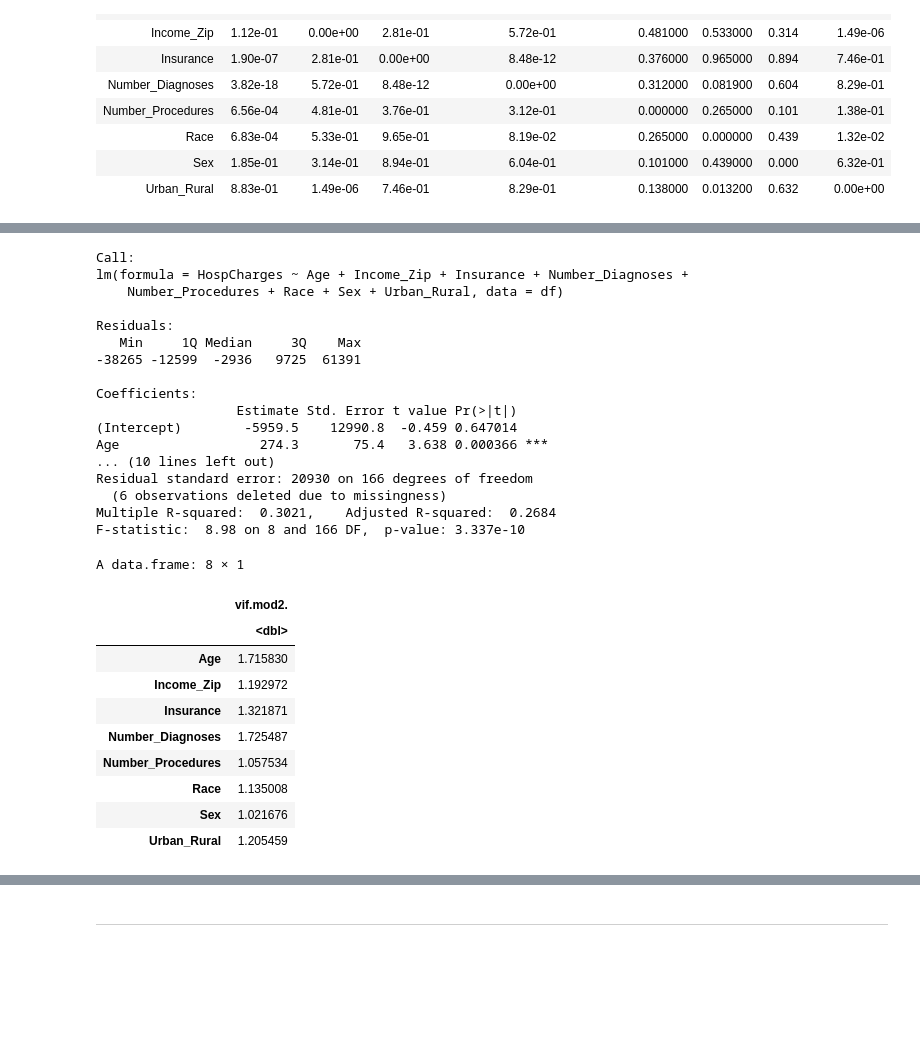
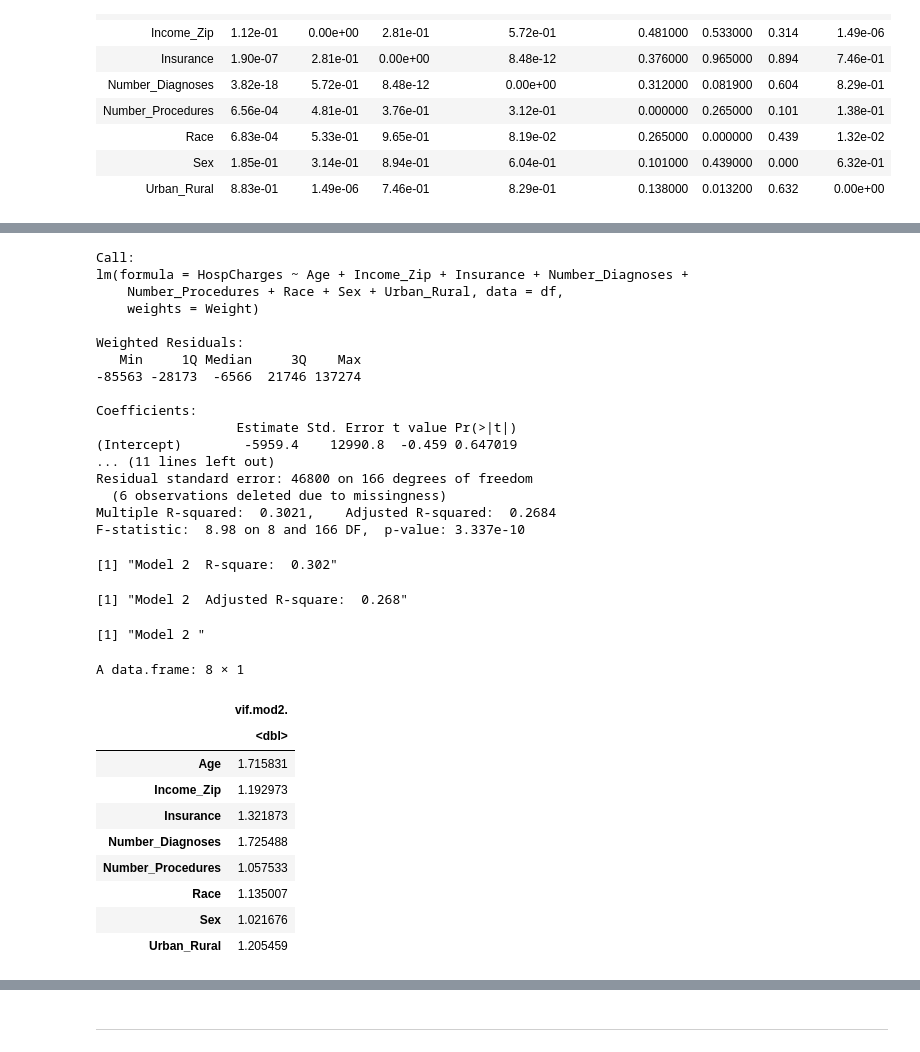
Before and after one commit to tyg3rr/HM878-Biostats, a Jupyter notebook: Problem Set 3 Assumption Violations .ipynb, the cells around one changed output, grey strips where cells are left out. Saved outputs shown, nothing was run; the diff lists cells and outputs as text; code cells hidden in the pictures; blank space fills up the shorter version.

```diff
--- a/Problem Set 3 Assumption Violations .ipynb
+++ b/Problem Set 3 Assumption Violations .ipynb
@@ -150,5 +173,6 @@ copy.data <- df
 # %%
-df <- df[df$HospCharges < upper.fence, ]
+# Removing outliers above the value of the upper fence
+df <- df[df$HospCharges <= upper.fence, ]
 # %%
 ind <- df |> select(-c('HospCharges','Weight'))
 # %%
@@ -186,39 +218,49 @@ A pvalue: 8 × 9
 # %%
+# Model 2 will show us how much the outlier removal helps the model
 mod2 <- lm(HospCharges ~
 Age + Income_Zip + Insurance + Number_Diagnoses + Number_Procedures + Race + Sex + Urban_Rural
-,data=df)
+,data=df,weights = Weight)
 # %%
 summary(mod2)
 # %% [output]
 Call:
 lm(formula = HospCharges ~ Age + Income_Zip + Insurance + Number_Diagnoses +
-    Number_Procedures + Race + Sex + Urban_Rural, data = df)
+    Number_Procedures + Race + Sex + Urban_Rural, data = df,
+    weights = Weight)
 
-Residuals:
+Weighted Residuals:
    Min     1Q Median     3Q    Max
--38265 -12599  -2936   9725  61391
+-85563 -28173  -6566  21746 137274
 
 Coefficients:
                   Estimate Std. Error t value Pr(>|t|)
-(Intercept)        -5959.5    12990.8  -0.459 0.647014
-Age                  274.3       75.4   3.638 0.000366 ***
-... (10 lines left out)
-Residual standard error: 20930 on 166 degrees of freedom
+(Intercept)        -5959.4    12990.8  -0.459 0.647019
+... (11 lines left out)
+Residual standard error: 46800 on 166 degrees of freedom
   (6 observations deleted due to missingness)
 Multiple R-squared:  0.3021,    Adjusted R-squared:  0.2684
 F-statistic:  8.98 on 8 and 166 DF,  p-value: 3.337e-10
+# %%
+a <- "Model 2 "
+paste(a,'R-square: ',round(summary(mod2)$r.squared, digits=3))
+paste(a,'Adjusted R-square: ',round(summary(mod2)$adj.r.squared, digits=3))
+# %% [output]
+[1] "Model 2  R-square:  0.302"
+[1] "Model 2  Adjusted R-square:  0.268"
 # %%
+paste(a)
 data.frame(vif(mod2))
 # %% [output]
-A data.frame: 8 × 1
+[1] "Model 2 "
+A data.frame: 8 × 1
 |  | vif.mod2. |
 |  | <dbl> |
-| Age | 1.715830 |
-| Income_Zip | 1.192972 |
-| Insurance | 1.321871 |
-| Number_Diagnoses | 1.725487 |
-| Number_Procedures | 1.057534 |
-| Race | 1.135008 |
+| Age | 1.715831 |
+| Income_Zip | 1.192973 |
+| Insurance | 1.321873 |
+| Number_Diagnoses | 1.725488 |
+| Number_Procedures | 1.057533 |
+| Race | 1.135007 |
 | Sex | 1.021676 |
 | Urban_Rural | 1.205459 |
 # %%
```
Also changed, not shown: parts of 77 cells of this notebook.
